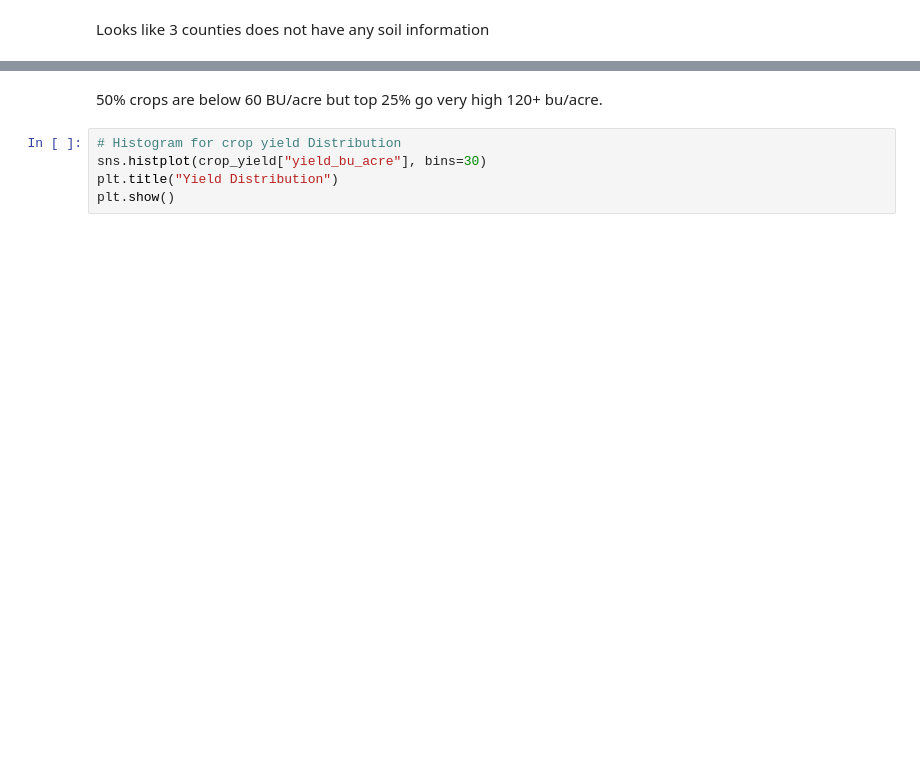
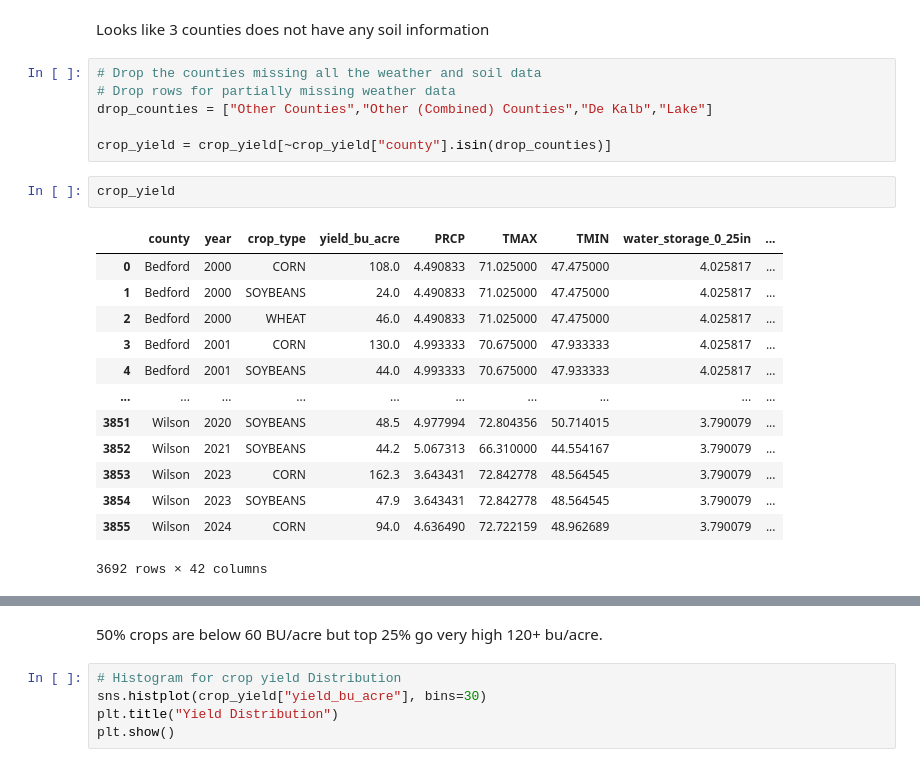
Before and after one commit to ADoddala/Predicting_Crop_Yields, a Jupyter notebook: notebooks/Exploratory_data_analysis.ipynb, the cells around one changed output, grey strips where cells are left out. Cells and saved outputs as stored; diff of their text form; blank space fills up the shorter version.

```diff
--- a/notebooks/Exploratory_data_analysis.ipynb
+++ b/notebooks/Exploratory_data_analysis.ipynb
@@ -138,2 +117,24 @@ Name: soil_missing, Length: 90, dtype: float64
 # %% [markdown]
 Looks like 3 counties does not have any soil information
+# %%
+# Drop the counties missing all the weather and soil data
+# Drop rows for partially missing weather data
+drop_counties = ["Other Counties","Other (Combined) Counties","De Kalb","Lake"]
+
+crop_yield = crop_yield[~crop_yield["county"].isin(drop_counties)]
+# %%
+crop_yield
+# %% [output]
+|  | county | year | crop_type | yield_bu_acre | PRCP | TMAX | TMIN | water_storage_0_25in | ... |
+| 0 | Bedford | 2000 | CORN | 108.0 | 4.490833 | 71.025000 | 47.475000 | 4.025817 | ... |
+| 1 | Bedford | 2000 | SOYBEANS | 24.0 | 4.490833 | 71.025000 | 47.475000 | 4.025817 | ... |
+| 2 | Bedford | 2000 | WHEAT | 46.0 | 4.490833 | 71.025000 | 47.475000 | 4.025817 | ... |
+| 3 | Bedford | 2001 | CORN | 130.0 | 4.993333 | 70.675000 | 47.933333 | 4.025817 | ... |
+| 4 | Bedford | 2001 | SOYBEANS | 44.0 | 4.993333 | 70.675000 | 47.933333 | 4.025817 | ... |
+| ... | ... | ... | ... | ... | ... | ... | ... | ... | ... |
+| 3851 | Wilson | 2020 | SOYBEANS | 48.5 | 4.977994 | 72.804356 | 50.714015 | 3.790079 | ... |
+| 3852 | Wilson | 2021 | SOYBEANS | 44.2 | 5.067313 | 66.310000 | 44.554167 | 3.790079 | ... |
+| 3853 | Wilson | 2023 | CORN | 162.3 | 3.643431 | 72.842778 | 48.564545 | 3.790079 | ... |
+| 3854 | Wilson | 2023 | SOYBEANS | 47.9 | 3.643431 | 72.842778 | 48.564545 | 3.790079 | ... |
+| 3855 | Wilson | 2024 | CORN | 94.0 | 4.636490 | 72.722159 | 48.962689 | 3.790079 | ... |
+3692 rows × 42 columns
```
Also changed, not shown: parts of 18 cells of this notebook.
